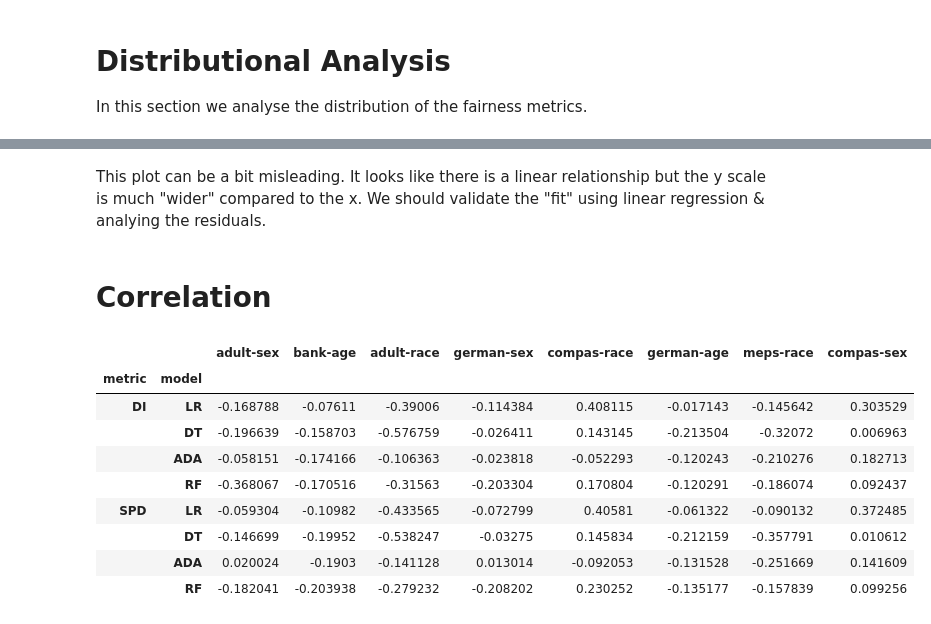
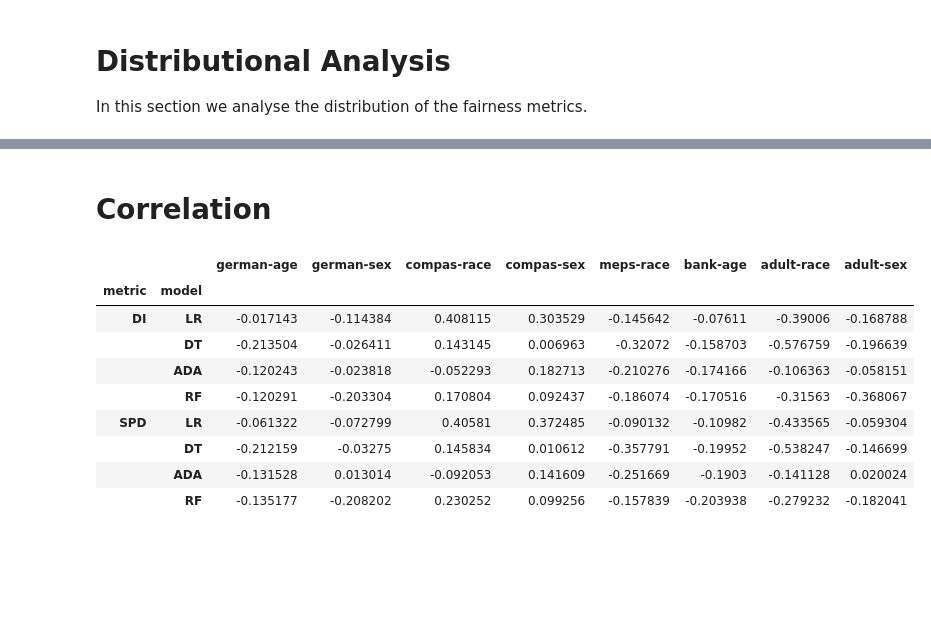
Before and after one commit to arumoy-shome/shome2022qualitative, a Jupyter notebook: docs/exp-full-data.ipynb, the cells around one changed output, grey strips where cells are left out. Drawn from its saved outputs; the diff is of its cells as text; code cells hidden in the pictures; blank space fills up the shorter version.

```diff
--- a/docs/exp-full-data.ipynb
+++ b/docs/exp-full-data.ipynb
@@ -121,15 +105,15 @@ array([1.])
 
 # each vector should contain num_features*50 points
 
-datasets = data["dataset"].unique().tolist()
+# order datasets by number of examples
+datasets = ["german-age", "german-sex", "compas-race", "compas-sex", "meps-race", "bank-age", "adult-race", "adult-sex"]
 models = data["model"].unique().tolist()
 models.remove("None")
 
 for dataset in datasets:
     _ = data[
         (data["dataset"] == dataset) &
-        (data["model"] == "None") &
-        (data["privileged"] == "None")
+        (data["model"] == "None")
     ]
     assert _.shape[0] == len(_["frac"].unique().tolist())*50
 
@@ -137,8 +121,7 @@ for dataset in datasets:
     for model in models:
         _ = data[
             (data["dataset"] == dataset) &
-            (data["model"] == model) &
-            (data["privileged"] == "None")
+            (data["model"] == model)
         ]
     assert _.shape[0] == len(_["frac"].unique().tolist())*50
 # %%
@@ -388,23 +252,0 @@ In this section we analyse relationship between our features. In particular:
-# %%
-# I want to create scatterplot of DI & SPD of data vs model
-
-fig, axs = plt.subplots(
-    nrows=2,
-    ncols=4,
-    sharey=True,
-    figsize=(10, 5),
-)
-
-_ = data[data["dataset"] == "adult-sex"]
-
-for row, metric in enumerate(["DI", "SPD"]):
-    pivoted = pd.pivot(data=_, columns="model", values=metric,)
-    for col, model in enumerate(models):
-        ax=axs[row, col]
-        ax.set_ylabel(model)
-        sns.scatterplot(
-            data=pivoted,
-            x="None",
-            y=model,
-            ax=ax,
-)
@@ -413,49 +253,44 @@ for row, metric in enumerate(["DI", "SPD"]):
-# %% [markdown]
-This plot can be a bit misleading. It looks like there is a linear relationship but the y scale is much "wider" compared to the x. We should validate the "fit" using linear regression & analying the residuals.
 # %% [markdown]
 # Correlation
 # %%
 from scipy.stats import spearmanr
 
 indices = [[
     "DI",
     "SPD",
 ],
 models]
 corr = pd.DataFrame(columns=datasets, index=pd.MultiIndex.from_product(
     indices, names=["metric", "model"]
 ))
 corr_pvalues = pd.DataFrame(columns=datasets, index=pd.MultiIndex.from_product(
     indices, names=["metric", "model"]
 ))
 
 for d in datasets:
     _ = data[
         (data["dataset"] == d)
     ]
     for metric in ["DI", "SPD"]:
-        _pivots = []
-        for n in _["frac"].unique().tolist():
-            _pivots.append(pd.pivot(
-                data=_[_["frac"] == n],
-                columns="model",
-                values=metric,
-            ))
-        pivoted = pd.concat(_pivots)
+        pivoted = pd.pivot(
+            data=_,
+            columns="model",
+            values=metric,
+        )
         for model in models:
             c, p = spearmanr(pivoted[model], pivoted["None"])
             corr.loc[(metric, model), d] = c
             corr_pvalues.loc[(metric, model), d] = p
 
 corr
 # %% [output]
-|  |  | adult-sex | bank-age | adult-race | german-sex | compas-race | german-age | meps-race | compas-sex |
+|  |  | german-age | german-sex | compas-race | compas-sex | meps-race | bank-age | adult-race | adult-sex |
 | metric | model |  |  |  |  |  |  |  |  |
-| DI | LR | -0.168788 | -0.07611 | -0.39006 | -0.114384 | 0.408115 | -0.017143 | -0.145642 | 0.303529 |
-|  | DT | -0.196639 | -0.158703 | -0.576759 | -0.026411 | 0.143145 | -0.213504 | -0.32072 | 0.006963 |
-|  | ADA | -0.058151 | -0.174166 | -0.106363 | -0.023818 | -0.052293 | -0.120243 | -0.210276 | 0.182713 |
-|  | RF | -0.368067 | -0.170516 | -0.31563 | -0.203304 | 0.170804 | -0.120291 | -0.186074 | 0.092437 |
-| SPD | LR | -0.059304 | -0.10982 | -0.433565 | -0.072799 | 0.40581 | -0.061322 | -0.090132 | 0.372485 |
-|  | DT | -0.146699 | -0.19952 | -0.538247 | -0.03275 | 0.145834 | -0.212159 | -0.357791 | 0.010612 |
-|  | ADA | 0.020024 | -0.1903 | -0.141128 | 0.013014 | -0.092053 | -0.131528 | -0.251669 | 0.141609 |
-|  | RF | -0.182041 | -0.203938 | -0.279232 | -0.208202 | 0.230252 | -0.135177 | -0.157839 | 0.099256 |
+| DI | LR | -0.017143 | -0.114384 | 0.408115 | 0.303529 | -0.145642 | -0.07611 | -0.39006 | -0.168788 |
+|  | DT | -0.213504 | -0.026411 | 0.143145 | 0.006963 | -0.32072 | -0.158703 | -0.576759 | -0.196639 |
+|  | ADA | -0.120243 | -0.023818 | -0.052293 | 0.182713 | -0.210276 | -0.174166 | -0.106363 | -0.058151 |
+|  | RF | -0.120291 | -0.203304 | 0.170804 | 0.092437 | -0.186074 | -0.170516 | -0.31563 | -0.368067 |
+| SPD | LR | -0.061322 | -0.072799 | 0.40581 | 0.372485 | -0.090132 | -0.10982 | -0.433565 | -0.059304 |
+|  | DT | -0.212159 | -0.03275 | 0.145834 | 0.010612 | -0.357791 | -0.19952 | -0.538247 | -0.146699 |
+|  | ADA | -0.131528 | 0.013014 | -0.092053 | 0.141609 | -0.251669 | -0.1903 | -0.141128 | 0.020024 |
+|  | RF | -0.135177 | -0.208202 | 0.230252 | 0.099256 | -0.157839 | -0.203938 | -0.279232 | -0.182041 |
```
Also changed, not shown: parts of 28 cells of this notebook, 30 other files.
